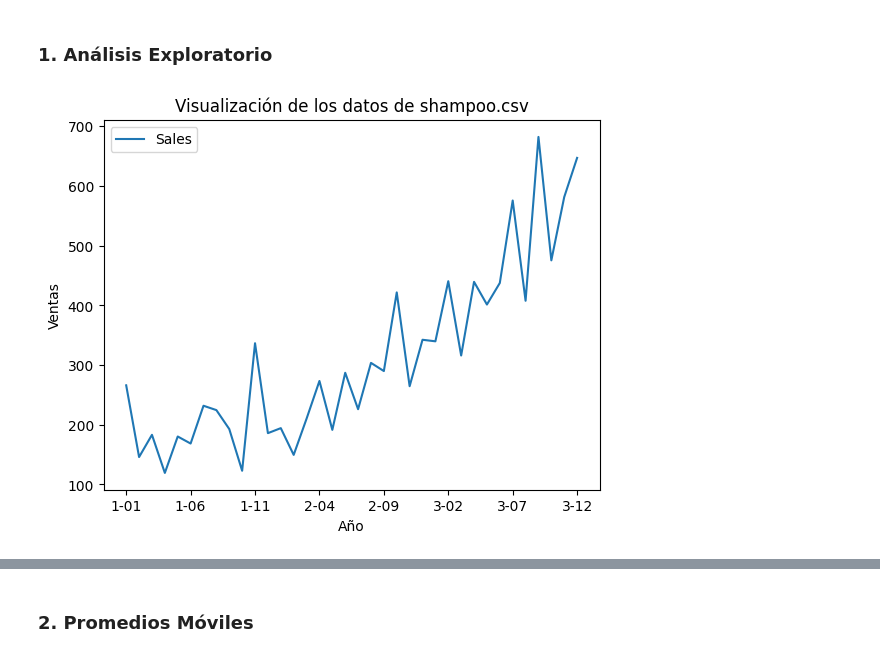
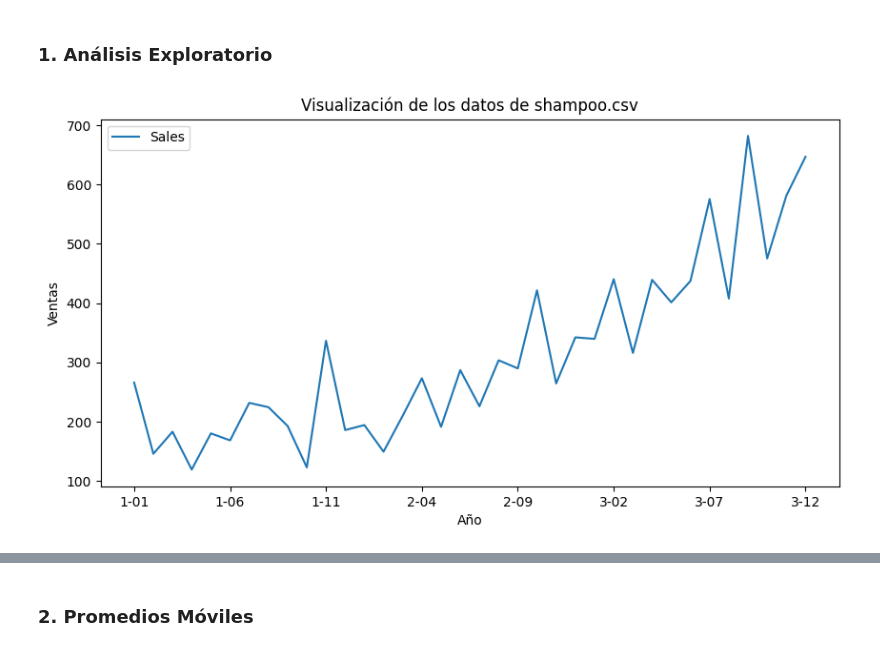
Before and after one commit to Its-Japo/DataScience, a Jupyter notebook: Lab1/main.ipynb, the cells around one changed output, grey strips where cells are left out. Cells and saved outputs as stored; diff of their text form; code cells hidden in the pictures.

```diff
--- a/Lab1/main.ipynb
+++ b/Lab1/main.ipynb
@@ -72,18 +72,18 @@ def plot_walk_forward(
 # %%
 filename = 'shampoo.csv'
 datos = pd.read_csv(f'datasets/{filename}',
-                    index_col = 'Month',
-                    parse_dates = True)
+                    index_col='Month',
+                    parse_dates=True)
 
 datos.index.freq = 'MS'
 
-datos.plot(label = 'Observadod')
+datos.plot(label='Observados', figsize=(10, 5))
 
 plt.legend()
 plt.title(f"Visualización de los datos de {filename}")
 plt.xlabel("Año")
 plt.ylabel("Ventas")
 plt.show()
 # %% [output]
-[figure, old version]
+[figure, new version]
 # %% [markdown]
```
Also changed, not shown: parts of 17 cells of this notebook.
